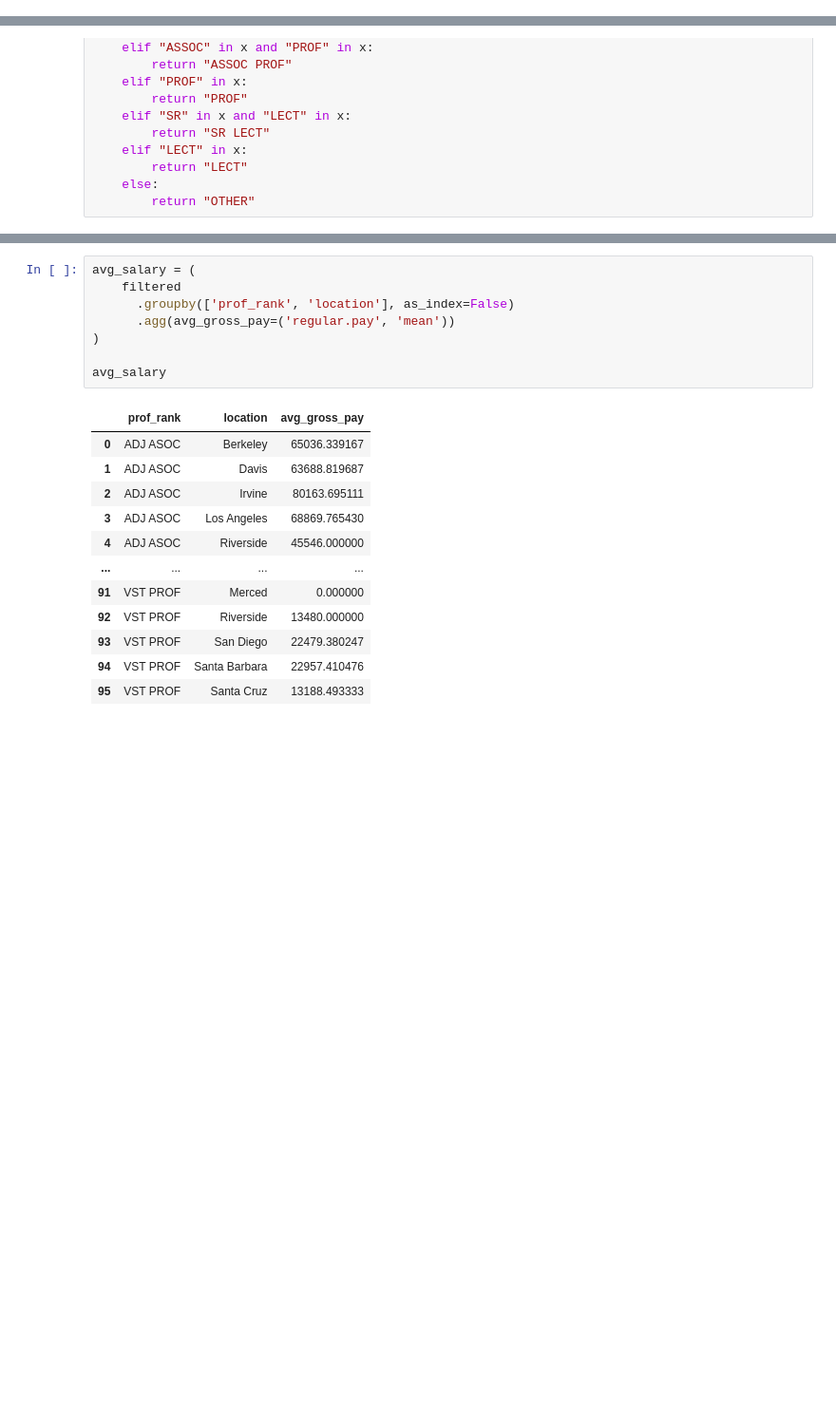
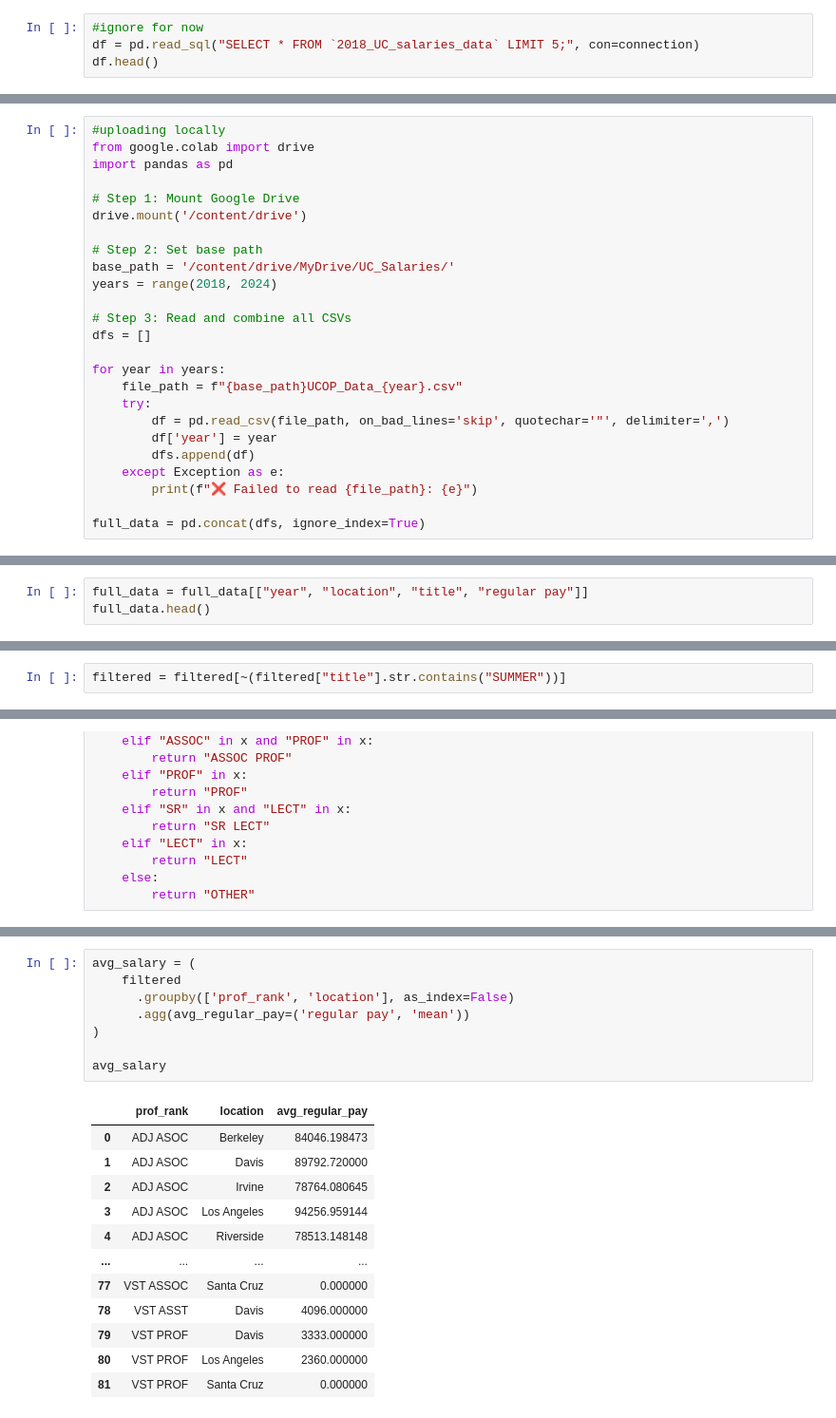
Before and after one commit to nilsberzins/stat-405-final, a Jupyter notebook: EDA405.ipynb, the cells around one changed output, grey strips where cells are left out. Shown at 95% size. Saved outputs shown, nothing was run; the diff lists cells and outputs as text; blank space fills up the shorter version.

```diff
--- a/EDA405.ipynb
+++ b/EDA405.ipynb
@@ -86,0 +107,4 @@ full_data.head()
+# %%
+#ignore for now
+df = pd.read_sql("SELECT * FROM `2018_UC_salaries_data` LIMIT 5;", con=connection)
+df.head()
@@ -86,0 +119,25 @@ full_data.head()
+# %%
+#uploading locally
+from google.colab import drive
+import pandas as pd
+
+# Step 1: Mount Google Drive
+drive.mount('/content/drive')
+
+# Step 2: Set base path
+base_path = '/content/drive/MyDrive/UC_Salaries/'
+years = range(2018, 2024)
+
+# Step 3: Read and combine all CSVs
+dfs = []
+
+for year in years:
+    file_path = f"{base_path}UCOP_Data_{year}.csv"
+    try:
+        df = pd.read_csv(file_path, on_bad_lines='skip', quotechar='"', delimiter=',')
+        df['year'] = year
+        dfs.append(df)
+    except Exception as e:
+        print(f"❌ Failed to read {file_path}: {e}")
+
+full_data = pd.concat(dfs, ignore_index=True)
@@ -86,0 +153,3 @@ full_data.head()
+# %%
+full_data = full_data[["year", "location", "title", "regular pay"]]
+full_data.head()
@@ -101,3 +184,5 @@ filtered = full_data[full_data['title'].str.contains(pattern, regex=True, na=Fal
+# %%
+filtered = filtered[~(filtered["title"].str.contains("SUMMER"))]
 # %%
 filtered.head()
 # %% [output]
@@ -159,21 +239,21 @@ See the caveats in the documentation: https://pandas.pydata.org/pandas-docs/stab
 # %%
 avg_salary = (
     filtered
       .groupby(['prof_rank', 'location'], as_index=False)
-      .agg(avg_gross_pay=('regular.pay', 'mean'))
+      .agg(avg_regular_pay=('regular pay', 'mean'))
 )
 
 avg_salary
 # %% [output]
-|  | prof_rank | location | avg_gross_pay |
-| 0 | ADJ ASOC | Berkeley | 65036.339167 |
-| 1 | ADJ ASOC | Davis | 63688.819687 |
-| 2 | ADJ ASOC | Irvine | 80163.695111 |
-| 3 | ADJ ASOC | Los Angeles | 68869.765430 |
-| 4 | ADJ ASOC | Riverside | 45546.000000 |
+|  | prof_rank | location | avg_regular_pay |
+| 0 | ADJ ASOC | Berkeley | 84046.198473 |
+| 1 | ADJ ASOC | Davis | 89792.720000 |
+| 2 | ADJ ASOC | Irvine | 78764.080645 |
+| 3 | ADJ ASOC | Los Angeles | 94256.959144 |
+| 4 | ADJ ASOC | Riverside | 78513.148148 |
 | ... | ... | ... | ... |
-| 91 | VST PROF | Merced | 0.000000 |
-| 92 | VST PROF | Riverside | 13480.000000 |
-| 93 | VST PROF | San Diego | 22479.380247 |
-| 94 | VST PROF | Santa Barbara | 22957.410476 |
-| 95 | VST PROF | Santa Cruz | 13188.493333 |
+| 77 | VST ASSOC | Santa Cruz | 0.000000 |
+| 78 | VST ASST | Davis | 4096.000000 |
+| 79 | VST PROF | Davis | 3333.000000 |
+| 80 | VST PROF | Los Angeles | 2360.000000 |
+| 81 | VST PROF | Santa Cruz | 0.000000 |
```
Also changed, not shown: parts of 12 cells of this notebook.
